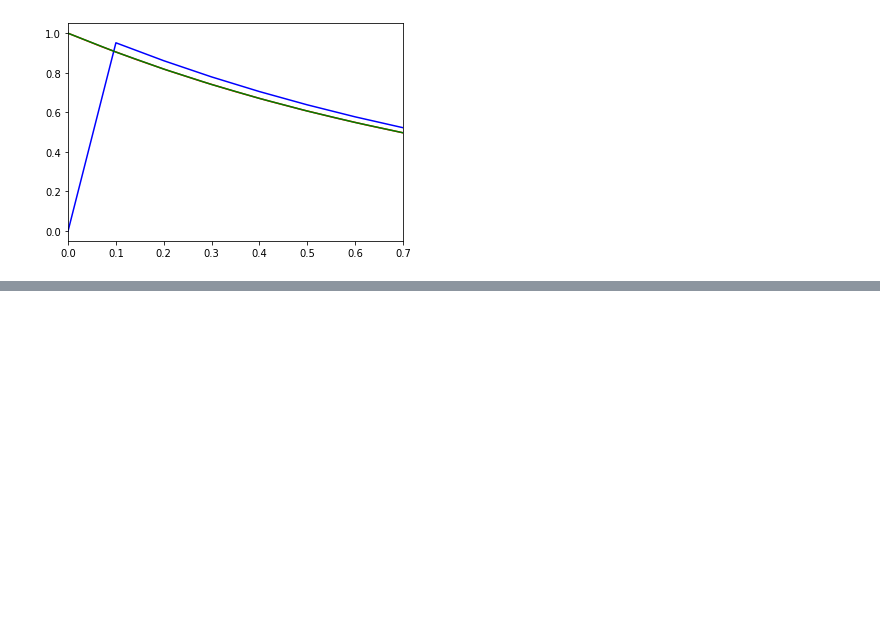
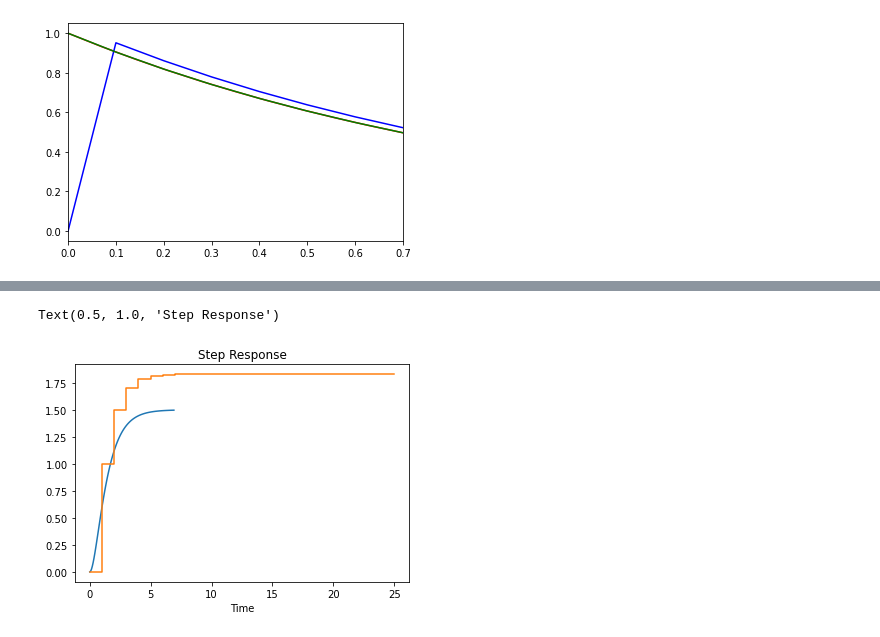
Before and after one commit to ernestyalumni/Propulsion, a Jupyter notebook: T1000/Notebooks/Controls/DiscreteControlExamples.ipynb, the cells around one changed output, grey strips where cells are left out. Saved outputs shown, nothing was run; the diff lists cells and outputs as text; code cells hidden in the pictures; blank space fills up the shorter version.

```diff
--- a/T1000/Notebooks/Controls/DiscreteControlExamples.ipynb
+++ b/T1000/Notebooks/Controls/DiscreteControlExamples.ipynb
@@ -276,0 +346,10 @@ plt.show()
+# %%
+t, y = control.step_response(G)
+tz, yz = control.step_response(Gz)
+plt.plot(t, y)
+plt.step(tz, yz)
+plt.xlabel('Time')
+plt.title('Step Response')
+# %% [output]
+Text(0.5, 1.0, 'Step Response')
+[figure, added]
```
Also changed, not shown: parts of 44 cells of this notebook, 2 other files.
